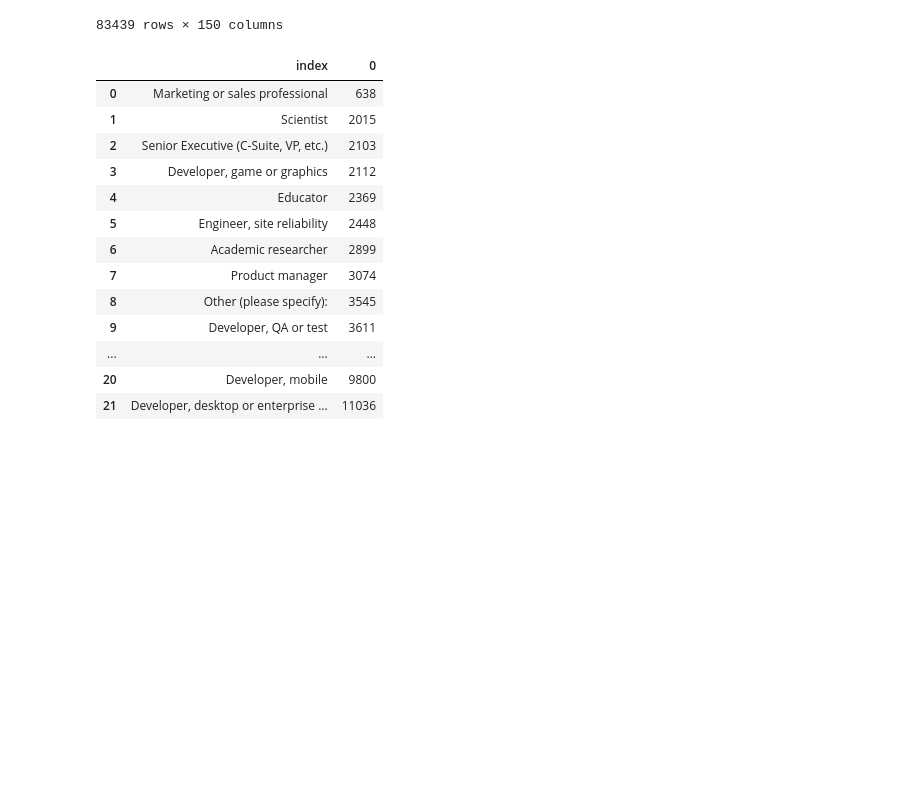
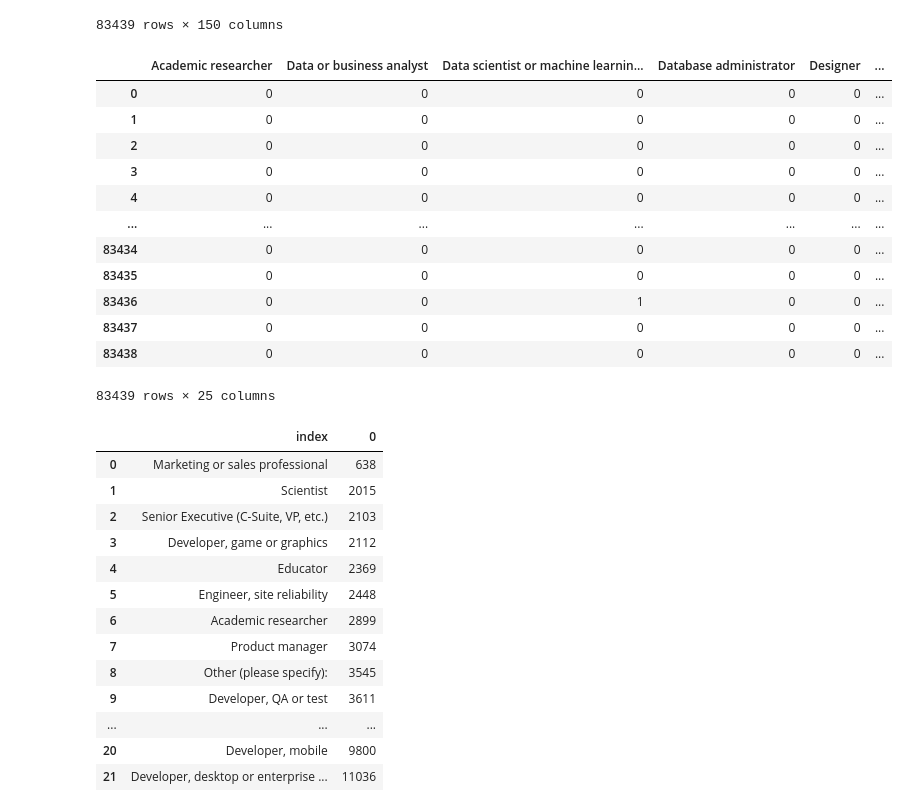
Before and after one commit to SafaaFathii/StackOverFlowSurvey, a Jupyter notebook: notebooks/StackOverflow_Survey_SafaaFathii.ipynb, the cells around one changed output. Cells and saved outputs as stored; diff of their text form; code cells hidden in the pictures; blank space fills up the shorter version.

```diff
--- a/notebooks/StackOverflow_Survey_SafaaFathii.ipynb
+++ b/notebooks/StackOverflow_Survey_SafaaFathii.ipynb
@@ -436,3 +439,19 @@ df
+# %%
+df["DevType"]
+# %% [output]
+|  | Academic researcher | Data or business analyst | Data scientist or machine learnin... | Database administrator | Designer | ... |
+| 0 | 0 | 0 | 0 | 0 | 0 | ... |
+| 1 | 0 | 0 | 0 | 0 | 0 | ... |
+| 2 | 0 | 0 | 0 | 0 | 0 | ... |
+| 3 | 0 | 0 | 0 | 0 | 0 | ... |
+| 4 | 0 | 0 | 0 | 0 | 0 | ... |
+| ... | ... | ... | ... | ... | ... | ... |
+| 83434 | 0 | 0 | 0 | 0 | 0 | ... |
+| 83435 | 0 | 0 | 0 | 0 | 0 | ... |
+| 83436 | 0 | 0 | 1 | 0 | 0 | ... |
+| 83437 | 0 | 0 | 0 | 0 | 0 | ... |
+| 83438 | 0 | 0 | 0 | 0 | 0 | ... |
+83439 rows × 25 columns
 # %%
 jobs_freq = df['DevType'].copy().sum().sort_values().reset_index()
 jobs_freq
```
Also changed, not shown: parts of 13 cells of this notebook.
